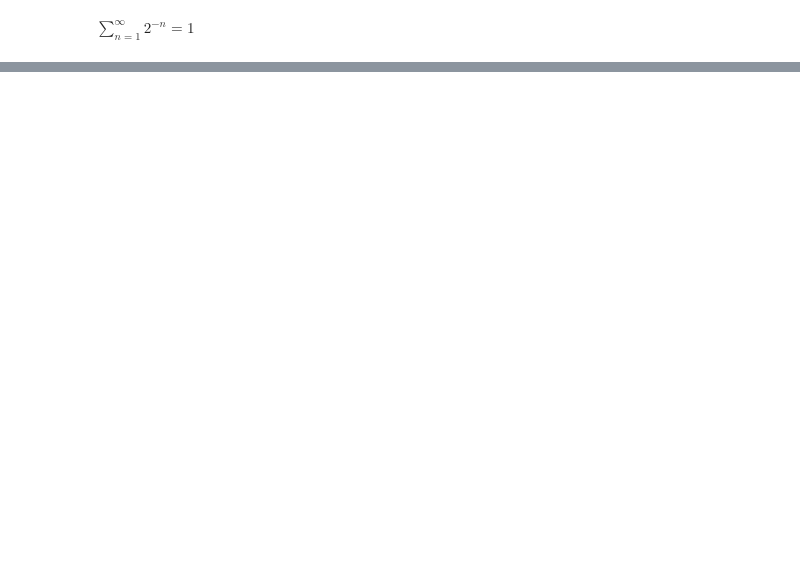
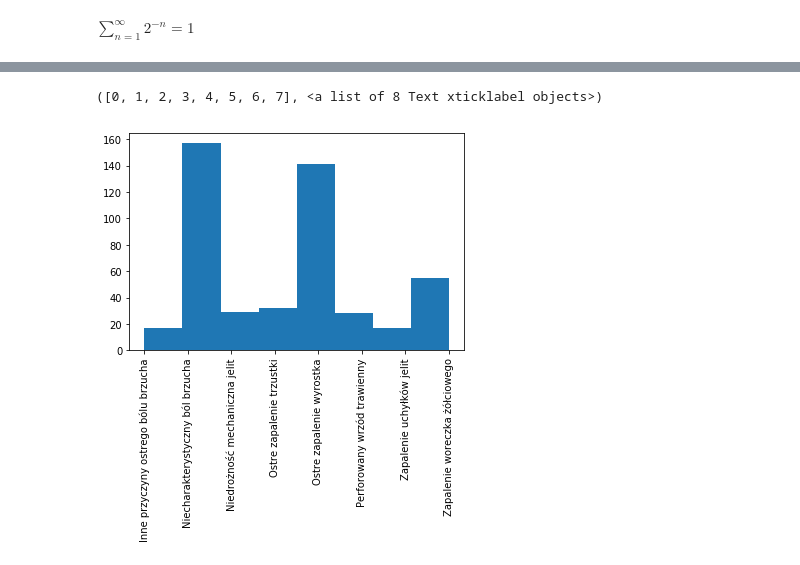
Before and after one commit to matbur/inz, a Jupyter notebook: feature-selection.ipynb, the cells around one changed output, grey strips where cells are left out. Saved outputs shown, nothing was run; the diff lists cells and outputs as text; code cells hidden in the pictures; blank space fills up the shorter version.

```diff
--- a/feature-selection.ipynb
+++ b/feature-selection.ipynb
@@ -283,0 +421,6 @@ $
+# %%
+plt.hist(np.array(labels)[y-1], bins=8)
+plt.xticks(rotation=90)
+# %% [output]
+([0, 1, 2, 3, 4, 5, 6, 7], <a list of 8 Text xticklabel objects>)
+[figure, added]
```
Also changed, not shown: parts of 15 cells of this notebook.
